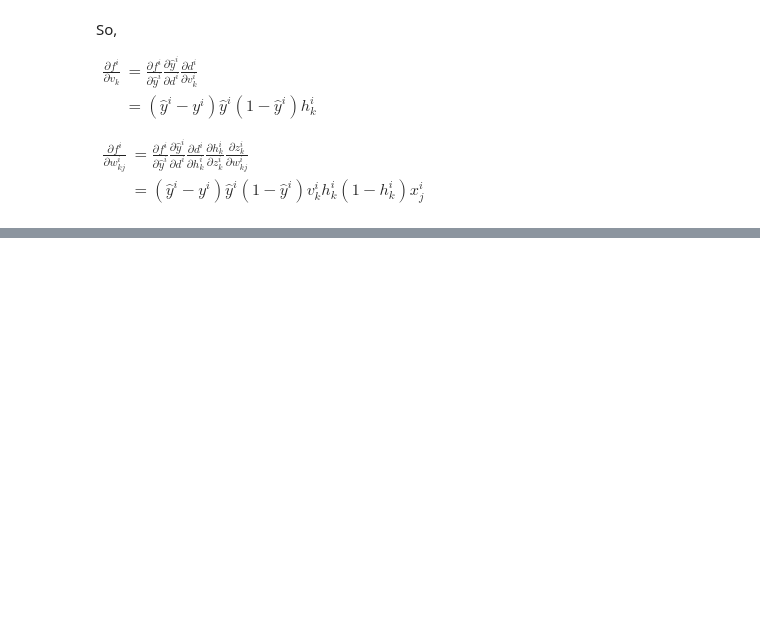
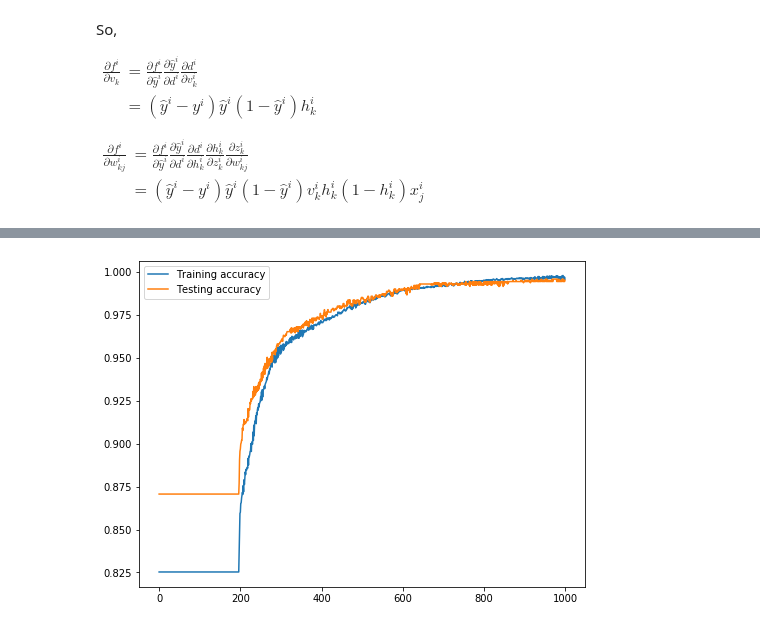
Before and after one commit to keshuw726/CS532-Course-Project, a Jupyter notebook: code/CS532_Project_Asteroids_Classification.ipynb, the cells around one changed output, grey strips where cells are left out. Saved outputs shown, nothing was run; the diff lists cells and outputs as text; code cells hidden in the pictures; blank space fills up the shorter version.

```diff
--- a/code/CS532_Project_Asteroids_Classification.ipynb
+++ b/code/CS532_Project_Asteroids_Classification.ipynb
@@ -1116,0 +1241,8 @@ Test accuracy: 97.46951219512195 %
+# %%
+plt.figure(figsize=(8,6))
+plt.plot(Train_acc, label='Training accuracy')
+plt.plot(Test_acc, label='Testing accuracy')
+plt.legend()
+plt.show()
+# %% [output]
+[figure, added]
```
Also changed, not shown: parts of 25 cells of this notebook.
